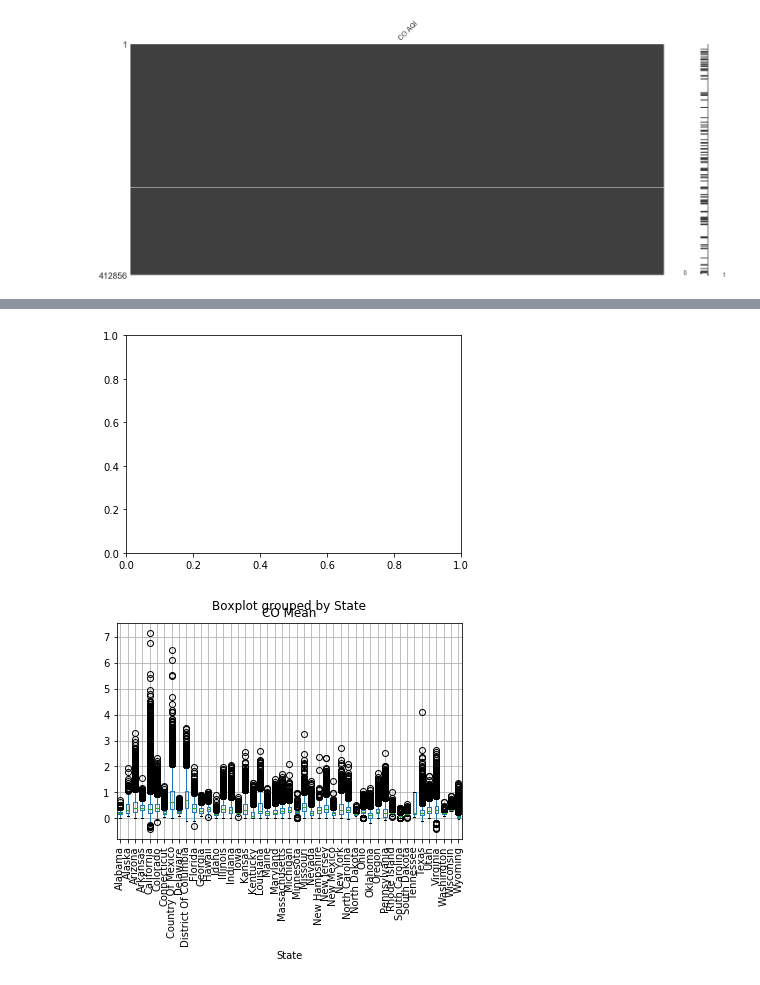
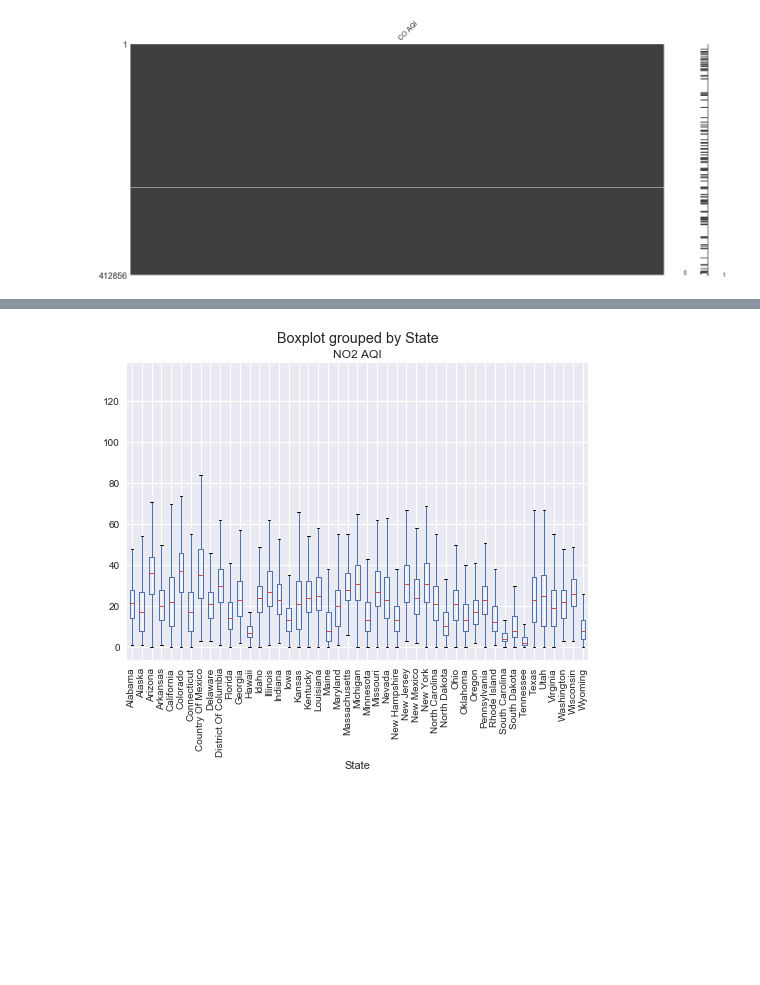
Before and after one commit to bouncebarkrun/Springboard-Data-Science-Career-Track, a Jupyter notebook: 1st Capstone Project/Capstone 1 Data Wrangling.ipynb, the cells around one changed output, grey strips where cells are left out. Saved outputs shown, nothing was run; the diff lists cells and outputs as text; code cells hidden in the pictures; blank space fills up the shorter version.

```diff
--- a/1st Capstone Project/Capstone 1 Data Wrangling.ipynb
+++ b/1st Capstone Project/Capstone 1 Data Wrangling.ipynb
@@ -144,14 +143,13 @@ SyntaxError: invalid syntax (<ipython-input-74-8ac23972eaff>, line 1)
 # %%
 #Do boxplots for outliers - all the important data fields
 
 # Import necessary modules
 import matplotlib.pyplot as plt
 
-# Create the boxplot
-pollution.boxplot(column='NO2 Mean', by='State', rot=90)
+# Create the boxplot for NO2 AQI
+pollution.boxplot(column='NO2 AQI', by='State', rot=90)
 
 # Display the plot
 plt.show()
 # %% [output]
-[figure, old version]
+[figure, new version]
-[figure, removed]
```
Also changed, not shown: parts of 5 cells of this notebook.
